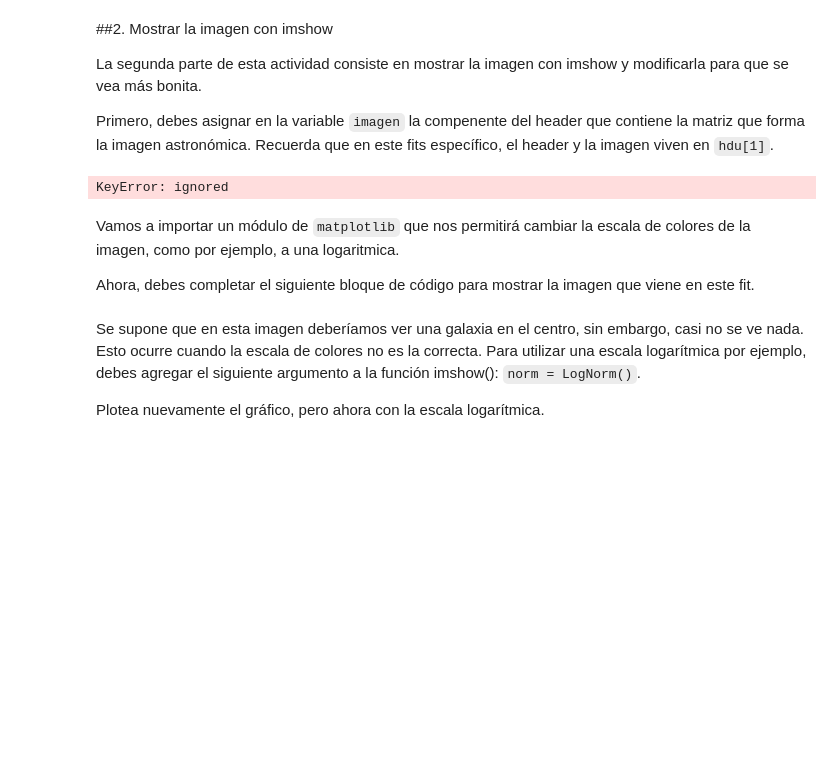
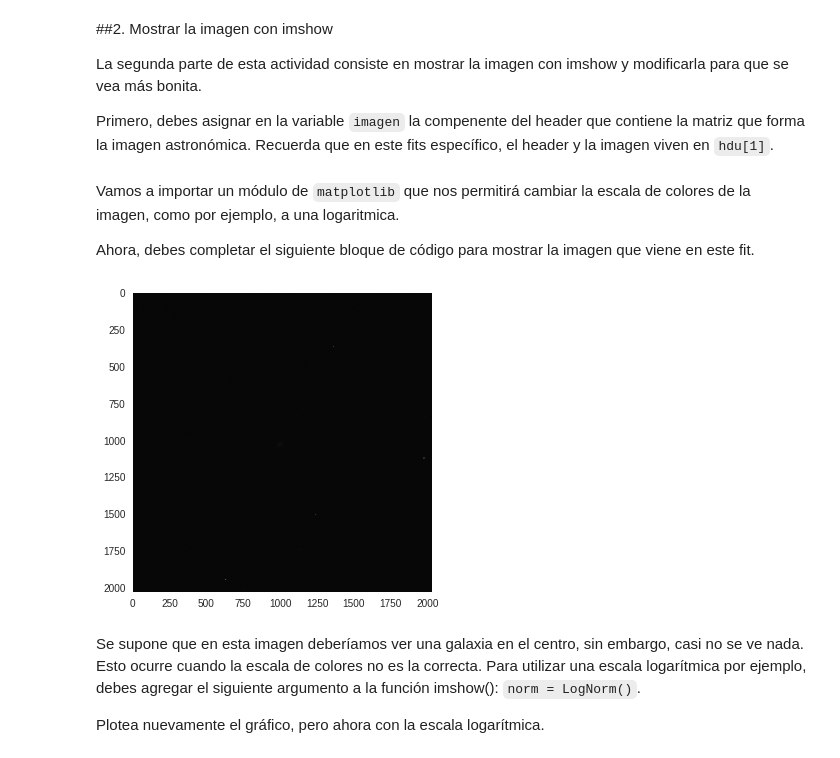
Before and after one commit to felipe34asaav/minitarea3, a Jupyter notebook: minitarea3.ipynb, the cells around one changed output. Drawn from its saved outputs; the diff is of its cells as text; code cells hidden in the pictures; blank space fills up the shorter version.

```diff
--- a/minitarea3.ipynb
+++ b/minitarea3.ipynb
@@ -105,20 +105,21 @@ La segunda parte de esta actividad consiste en mostrar la imagen con imshow y mo
 
 Primero, debes asignar en la variable `imagen` la compenente del header que contiene la matriz que forma la imagen astronómica. Recuerda que en este fits específico, el header y la imagen viven en `hdu[1]`.
 # %%
-imagen = hdu[1].header[""]
+imagen = hdu["SCI"].data
-# %% [output]
-KeyError: ignored
 # %% [markdown]
 Vamos a importar un módulo de `matplotlib` que nos permitirá cambiar la escala de colores de la imagen, como por ejemplo, a una logaritmica.
 
 Ahora, debes completar el siguiente bloque de código para mostrar la imagen que viene en este fit.
 # %%
 from matplotlib.colors import LogNorm
-
-
-
+import matplotlib.image as img
+hdu.close()
+plt.grid(b=None)
+plt.imshow(imagen,cmap='gray')
+plt.show()
 # El siguiente comando hará que no se vean las líneas sobre la imagen
-plt.grid(b=None)
+# %% [output]
+[figure, added]
 # %% [markdown]
 Se supone que en esta imagen deberíamos ver una galaxia en el centro, sin embargo, casi no se ve nada. Esto ocurre cuando la escala de colores no es la correcta. Para utilizar una escala logarítmica por ejemplo, debes agregar el siguiente argumento a la función imshow(): `norm = LogNorm()`.
 
```
Also changed, not shown: parts of 5 cells of this notebook.
